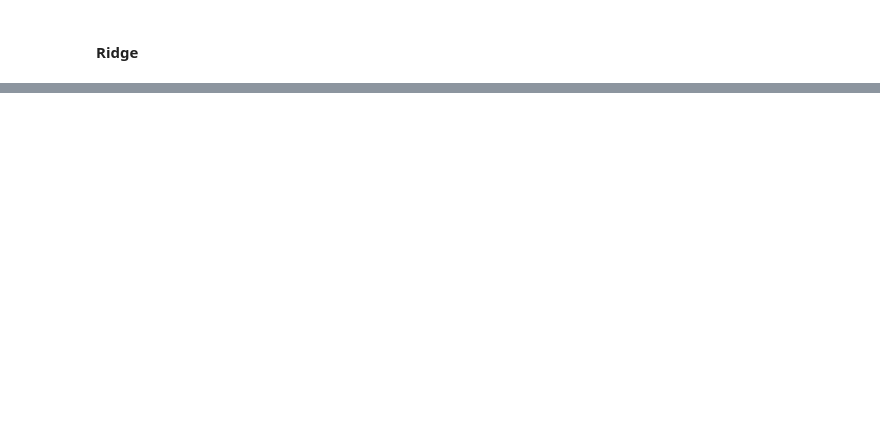
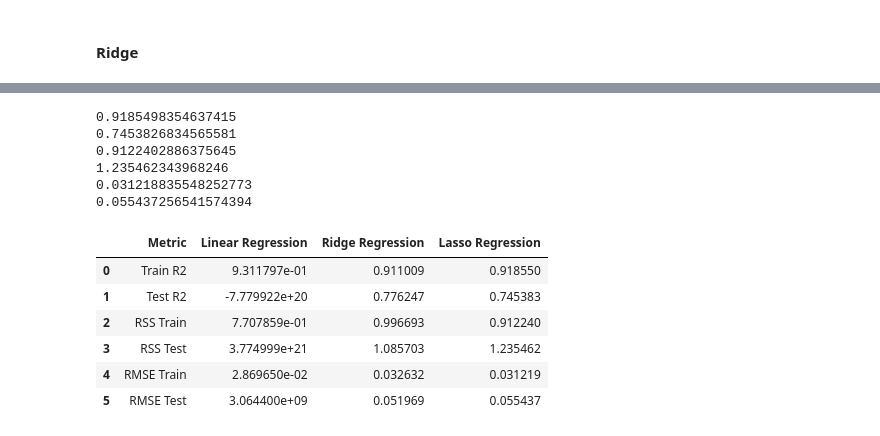
Before and after one commit to ABhatta92/HousePricingRegression, a Jupyter notebook: AbhiroopBhattacharya_HousingPriceRegression.ipynb, the cells around one changed output, grey strips where cells are left out. Saved outputs shown, nothing was run; the diff lists cells and outputs as text; code cells hidden in the pictures; blank space fills up the shorter version.

```diff
--- a/AbhiroopBhattacharya_HousingPriceRegression.ipynb
+++ b/AbhiroopBhattacharya_HousingPriceRegression.ipynb
@@ -432,0 +577,53 @@ metric.append(mse_test_lr**0.5)
+# %%
+y_pred_train = lasso.predict(X_train)
+y_pred_test = lasso.predict(X_test)
+# %%
+metric_l = []
+r2_train_lr = r2_score(y_train,y_pred_train)
+print(r2_train_lr)
+metric_l.append(r2_train_lr)
+
+r2_test_lr = r2_score(y_test,y_pred_test)
+print(r2_test_lr)
+metric_l.append(r2_test_lr)
+
+rss_train_lr = np.sum(np.square(y_train-y_pred_train))
+print(rss_train_lr)
+metric_l.append(rss_train_lr)
+
+rss_test_lr = np.sum(np.square(y_test-y_pred_test))
+print(rss_test_lr)
+metric_l.append(rss_test_lr)
+
+mse_train_lr = mean_squared_error(y_train,y_pred_train)
+print(mse_train_lr**0.5)
+metric_l.append(mse_train_lr**0.5)
+
+mse_test_lr = mean_squared_error(y_test,y_pred_test)
+print(mse_test_lr**0.5)
+metric_l.append(mse_test_lr**0.5)
+# %% [output]
+0.9185498354637415
+0.7453826834565581
+0.9122402886375645
+1.235462343968246
+0.031218835548252773
+0.055437256541574394
+# %%
+lr_table = {"Metric":["Train R2","Test R2","RSS Train","RSS Test","RMSE Train","RMSE Test"],
+           "Linear Regression": metric}
+df_res = pd.DataFrame(lr_table)
+
+lr_ridge = pd.Series(metric_r, name='Ridge Regression')
+lr_lasso = pd.Series(metric_l, name='Lasso Regression')
+
+df_res = pd.concat([df_res,lr_ridge,lr_lasso],axis=1)
+df_res
+# %% [output]
+|  | Metric | Linear Regression | Ridge Regression | Lasso Regression |
+| 0 | Train R2 | 9.311797e-01 | 0.911009 | 0.918550 |
+| 1 | Test R2 | -7.779922e+20 | 0.776247 | 0.745383 |
+| 2 | RSS Train | 7.707859e-01 | 0.996693 | 0.912240 |
+| 3 | RSS Test | 3.774999e+21 | 1.085703 | 1.235462 |
+| 4 | RMSE Train | 2.869650e-02 | 0.032632 | 0.031219 |
+| 5 | RMSE Test | 3.064400e+09 | 0.051969 | 0.055437 |
```
Also changed, not shown: parts of 30 cells of this notebook, 1 other file.
